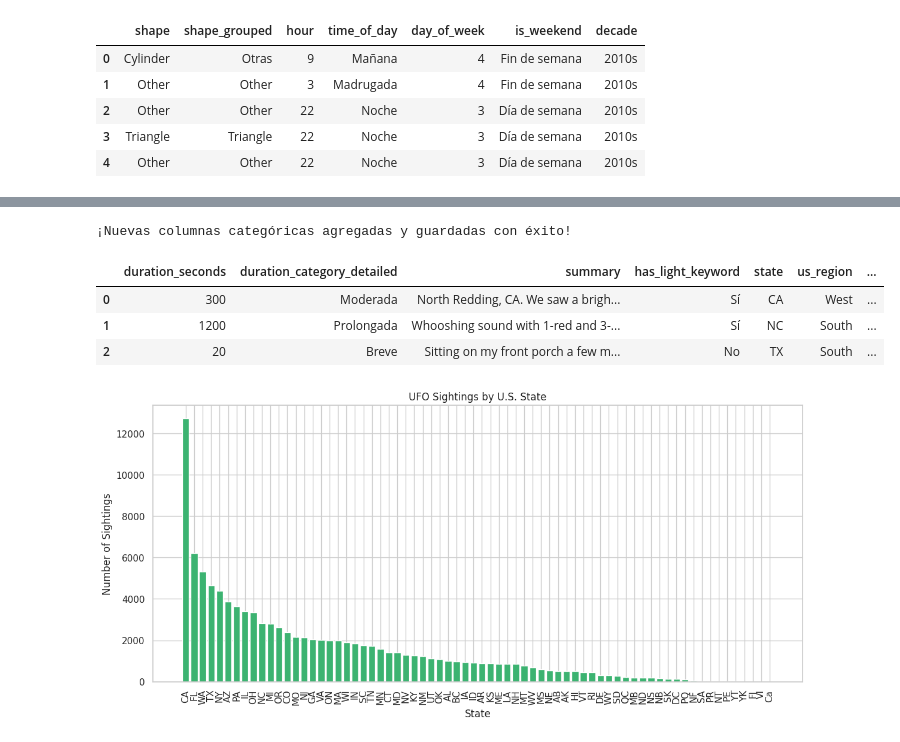
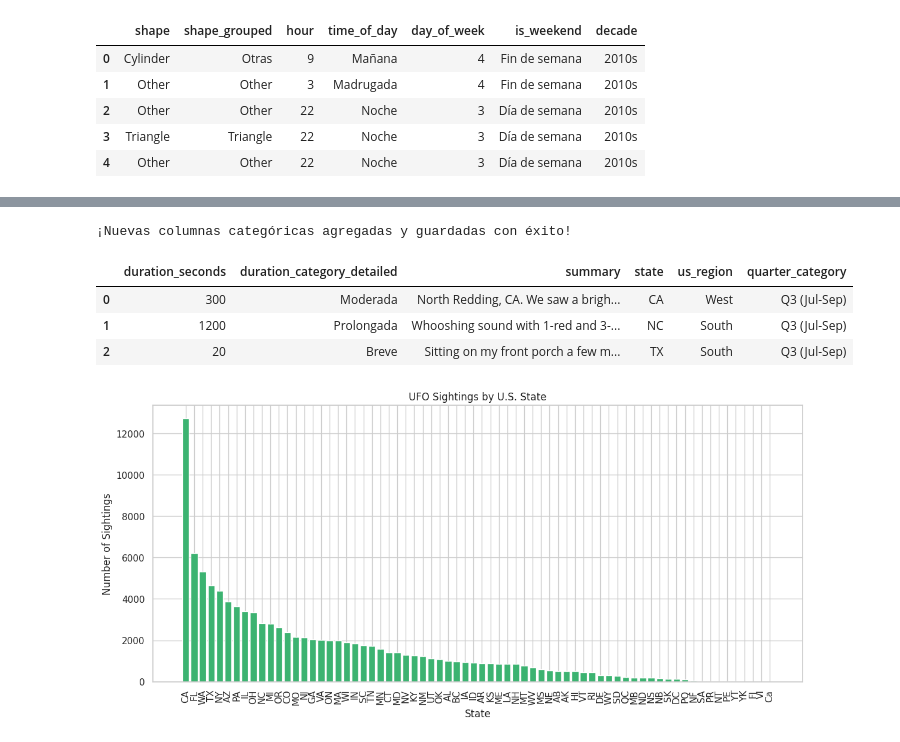
Before and after one commit to arieltunon74/Aprendizaje_automatico_parcial_2026, a Jupyter notebook: notebooks/01 - Preprocesamiento y Escalado/01_Limpieza_y_Preprocesamiento_.ipynb, the cells around one changed output, grey strips where cells are left out. Saved outputs shown, nothing was run; the diff lists cells and outputs as text; code cells hidden in the pictures.

```diff
--- a/notebooks/01 - Preprocesamiento y Escalado/01_Limpieza_y_Preprocesamiento_.ipynb
+++ b/notebooks/01 - Preprocesamiento y Escalado/01_Limpieza_y_Preprocesamiento_.ipynb
@@ -2179,23 +2298,15 @@ Aunque ya tienes north_season (por estaciones), separar los datos por trimestres
 import pandas as pd
 import numpy as np
 
-# 2. Duración Detallada (duration_category_detailed)
+# 1. Duración Detallada (duration_category_detailed)
 bins_duracion = [-1, 10, 60, 300, float('inf')]
 nombres_duracion = ['Muy breve', 'Breve', 'Moderada', 'Prolongada']
 df['duration_category_detailed'] = pd.cut(
     df['duration_seconds'], bins=bins_duracion, labels=nombres_duracion
 )
 
-# 3. Palabras clave en el resumen (has_light_keyword)
-df['has_light_keyword'] = (
-    df['summary']
-    .astype(str)
-    .str.lower()
-    .str.contains('light|flash|glow|bright')
-    .map({True: 'Sí', False: 'No'})
-)
 
-# 4. Regiones de EE. UU. (us_region)
+# 2. Regiones de EE. UU. (us_region)
 regiones_eeuu = {
     'West': [
         'CA',
@@ -2257,46 +2368,45 @@ def mapear_region(estado):
 
 df['us_region'] = df['state'].apply(mapear_region)
 
-# 5. Trimestres del año (quarter_category)
+# 3. Trimestres del año (quarter_category)
 if 'month' in df.columns:
   trimestres = {
       1: 'Q1 (Ene-Mar)',
       2: 'Q1 (Ene-Mar)',
       3: 'Q1 (Ene-Mar)',
       4: 'Q2 (Abr-Jun)',
       5: 'Q2 (Abr-Jun)',
       6: 'Q2 (Abr-Jun)',
       7: 'Q3 (Jul-Sep)',
       8: 'Q3 (Jul-Sep)',
       9: 'Q3 (Jul-Sep)',
       10: 'Q4 (Oct-Dic)',
       11: 'Q4 (Oct-Dic)',
       12: 'Q4 (Oct-Dic)',
   }
   df['quarter_category'] = df['month'].map(trimestres)
 
-# 6. Guardar cambios en el archivo CSV
+# 4. Guardar cambios en el archivo CSV
 output_path = 'dataset_procesado (10).csv'
 df.to_csv(output_path, index=False)
 
 print('¡Nuevas columnas categóricas agregadas y guardadas con éxito!')
 display(
     df[[
         'duration_seconds',
         'duration_category_detailed',
         'summary',
-        'has_light_keyword',
         'state',
         'us_region',
         'quarter_category',
     ]].head(3)
 )
 # %% [output]
 ¡Nuevas columnas categóricas agregadas y guardadas con éxito!
-|  | duration_seconds | duration_category_detailed | summary | has_light_keyword | state | us_region | ... |
-| 0 | 300 | Moderada | North Redding, CA. We saw a brigh... | Sí | CA | West | ... |
-| 1 | 1200 | Prolongada | Whooshing sound with 1-red and 3-... | Sí | NC | South | ... |
-| 2 | 20 | Breve | Sitting on my front porch a few m... | No | TX | South | ... |
+|  | duration_seconds | duration_category_detailed | summary | state | us_region | quarter_category |
+| 0 | 300 | Moderada | North Redding, CA. We saw a brigh... | CA | West | Q3 (Jul-Sep) |
+| 1 | 1200 | Prolongada | Whooshing sound with 1-red and 3-... | NC | South | Q3 (Jul-Sep) |
+| 2 | 20 | Breve | Sitting on my front porch a few m... | TX | South | Q3 (Jul-Sep) |
 # %%
 # Filtramos los registros que tienen un estado válido (excluyendo 'unknown')
 us_sightings = df[df['state'] != 'unknown']
```
Also changed, not shown: parts of 24 cells of this notebook, 12 other files.
